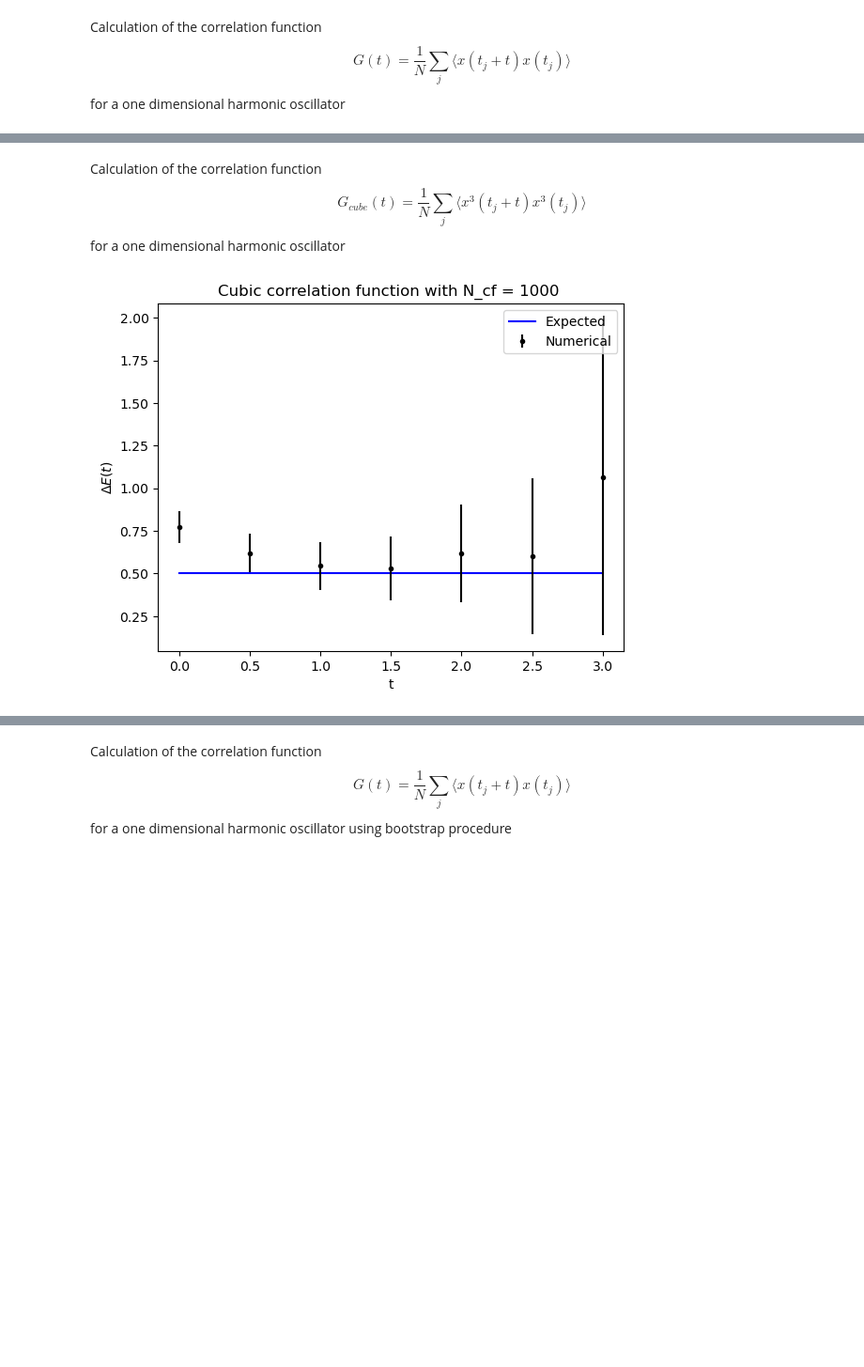
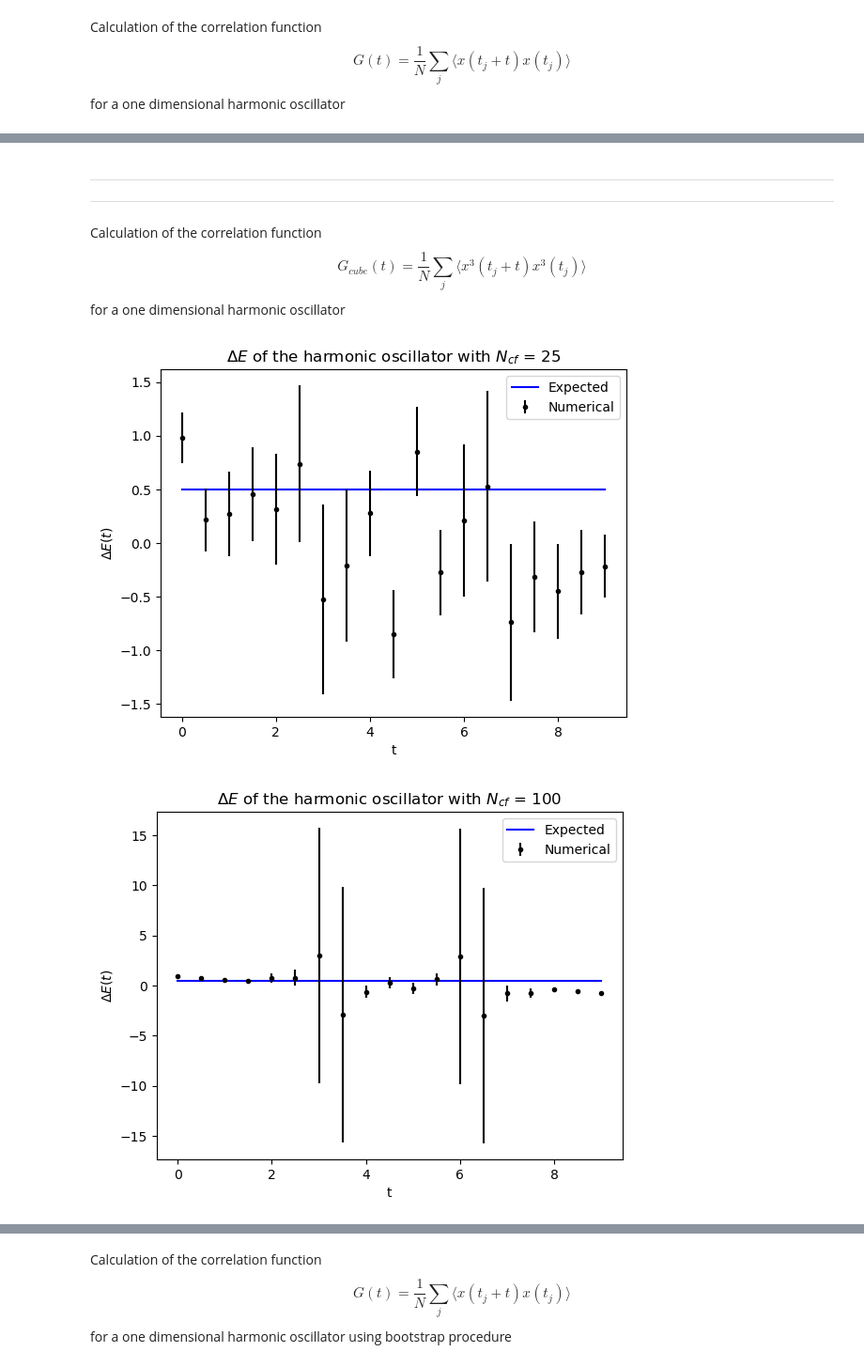
Before and after one commit to lusvelt/path-integral-monte-carlo, a Jupyter notebook: src/metropolis-harmonic-oscillator.ipynb, the cells around one changed output, grey strips where cells are left out. Shown: that part at 94% size. Cells and saved outputs as stored; diff of their text form; code cells hidden in the pictures; blank space fills up the shorter version.

```diff
--- a/src/metropolis-harmonic-oscillator.ipynb
+++ b/src/metropolis-harmonic-oscillator.ipynb
@@ -25,3 +25,5 @@ def S(j,x): # harm. osc. S
     jp = (j+1)%N # next site
     jm = (j-1)%N # previous site
     return a*x[j]**2/2 + x[j]*(x[j]-x[jp]-x[jm])/a
+# %%
+harmonic_oscillator = NonRelativisticSingleParticle1D(T=a*N, N=N, S_per_timeslice=S_per_timeslice)
@@ -101,0 +45,16 @@ plt.show()
+# %%
+delta_Es = []
+error_delta_Es = []
+for N_cf in N_cfs:
+    delta_E, error_delta_E = harmonic_oscillator.compute_delta_E(compute_G, N_cf, N_cor, eps)
+    delta_Es.append(delta_E)
+    error_delta_Es.append(error_delta_E)
+# %%
+for i in range(len(delta_Es)):
+    plt.plot(t, E_exact, color='blue', label='Expected')
+    plt.errorbar(t, delta_Es[i], yerr=error_delta_Es[i], fmt='.', color='black', label='Numerical')
+    plt.title(f'$\Delta E$ of the harmonic oscillator with $N_{{cf}}$ = {N_cfs[i]}')
+    plt.xlabel('t')
+    plt.ylabel(r'$\Delta E(t)$')
+    plt.legend()
+    plt.show()
@@ -102,3 +66,6 @@ plt.show()
+# %% [markdown]
+---
+---
 # %% [markdown]
 Calculation of the correlation function
 $$
@@ -116,10 +81,19 @@ avg_cube, std_cube = metropolis.compute_path_integral_average(compute_G_cube, S,
+# %%
+delta_Es = []
+error_delta_Es = []
+for N_cf in N_cfs:
+    delta_E, error_delta_E = harmonic_oscillator.compute_delta_E(compute_G_cube, N_cf, N_cor, eps)
+    delta_Es.append(delta_E)
+    error_delta_Es.append(error_delta_E)
 # %%
-plt.plot(t[:N_samples], E_exact[:N_samples] ,'b',label='Expected')
-plt.errorbar(t[:N_samples], delta_E(avg_cube)[:N_samples], yerr=error_delta_E(avg_cube,std_cube)[:N_samples],color='black' ,label='Numerical',fmt='.')
-plt.legend(loc='upper right')
-plt.title('Cubic correlation function with N_cf = 1000 ')
-plt.xlabel('t')
-plt.ylabel(r'$\Delta E(t)$')
-plt.show()
+for i in range(len(delta_Es)):
+    plt.plot(t, E_exact, color='blue', label='Expected')
+    plt.errorbar(t, delta_Es[i], yerr=error_delta_Es[i], fmt='.', color='black', label='Numerical')
+    plt.title(f'$\Delta E$ of the harmonic oscillator with $N_{{cf}}$ = {N_cfs[i]}')
+    plt.xlabel('t')
+    plt.ylabel(r'$\Delta E(t)$')
+    plt.legend()
+    plt.show()
 # %% [output]
-[figure, old version]
+[figure, new version]
+[figure, added]
```
Also changed, not shown: parts of 30 cells of this notebook, 3 other files.
